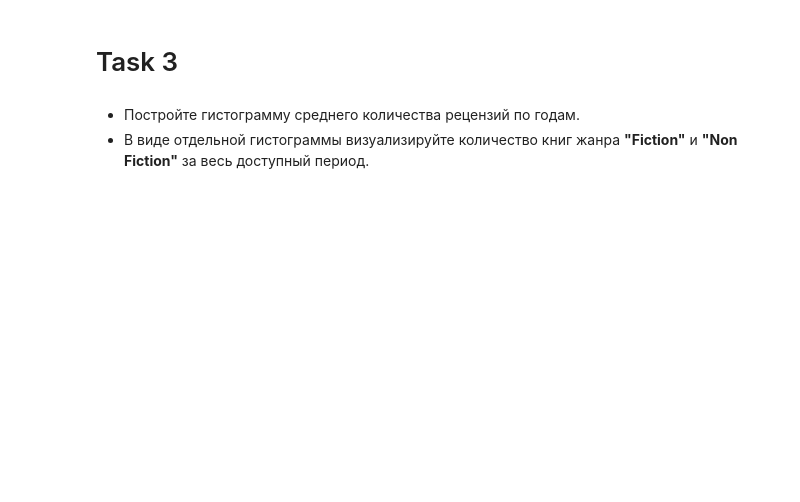
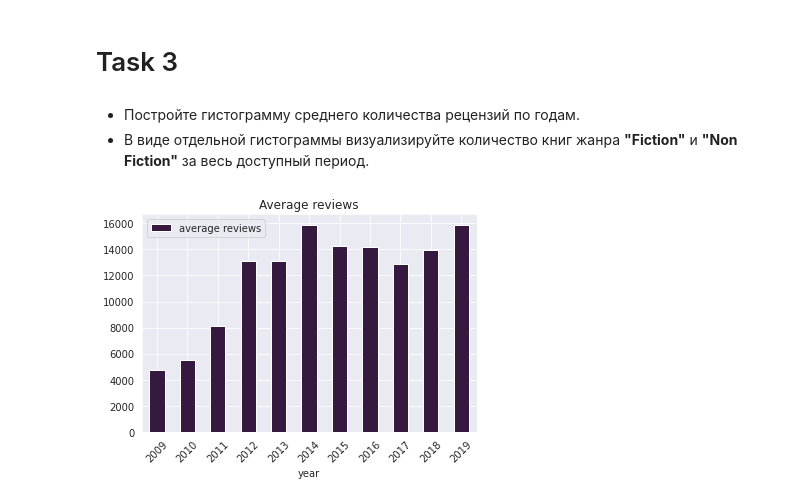
Before and after one commit to adv555/DataScience, a Jupyter notebook: PySpark/pyspark_hw_6.ipynb, the cells around one changed output. Cells and saved outputs as stored; diff of their text form; code cells hidden in the pictures; blank space fills up the shorter version.

```diff
--- a/PySpark/pyspark_hw_6.ipynb
+++ b/PySpark/pyspark_hw_6.ipynb
@@ -113,0 +173,3 @@ pandas.core.frame.DataFrame
+# %%
+# Найдите автора с самым высоким рейтингом.
+authors_df.sort(authors_df["user rating"].desc()).show(1)
@@ -113,0 +183,3 @@ pandas.core.frame.DataFrame
+# %%
+# Найдите трех авторов с самым низким рейтингом.
+authors_df.sort(authors_df["user rating"].asc()).show(3)
@@ -116,3 +254,14 @@ pandas.core.frame.DataFrame
 # %% [markdown]
 * Постройте гистограмму среднего количества рецензий по годам.
 * В виде отдельной гистограммы визуализируйте количество книг жанра **"Fiction"** и **"Non Fiction"** за весь доступный период.
+# %%
+# Постройте гистограмму среднего количества рецензий по годам.
+
+avg_reviews = authors_df.groupBy('year').agg(avg('reviews').alias('average reviews')).sort('year')
+avg_reviews.toPandas().plot(x='year', y='average reviews', kind='bar');
+
+plt.xticks(rotation=45)
+plt.title("Average reviews")
+plt.show()
+# %% [output]
+[figure, added]
```
Also changed, not shown: parts of 22 cells of this notebook.
